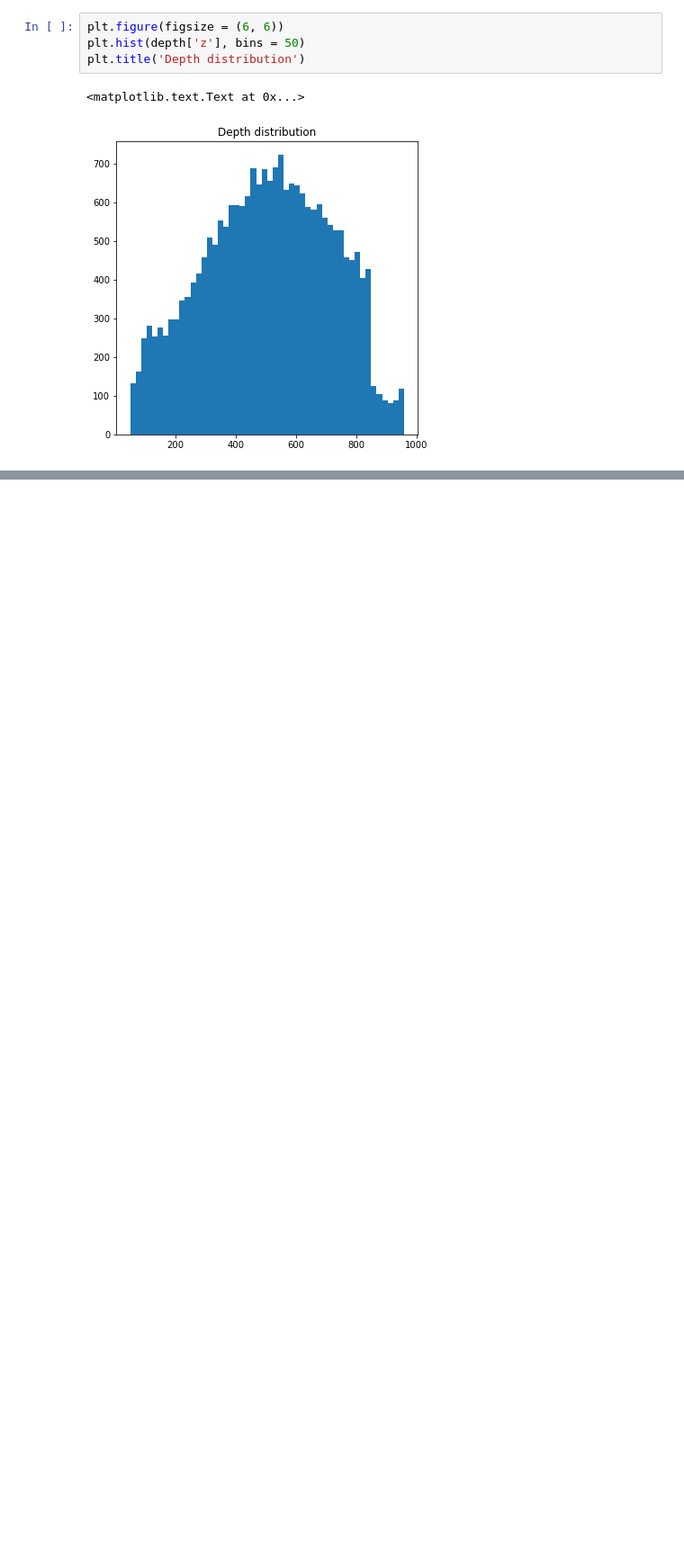
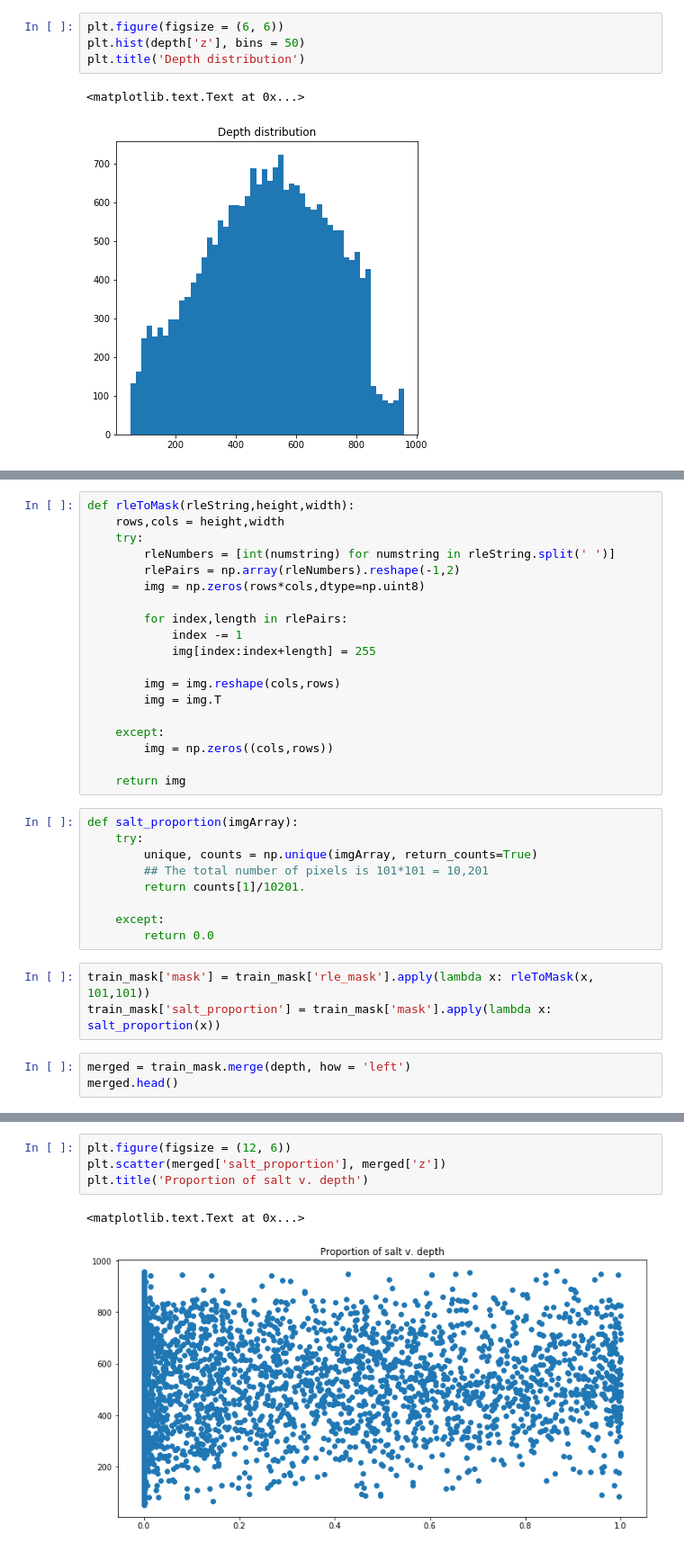
Before and after one commit to liufan2312/tgs-salt-identification, a Jupyter notebook: EDA.ipynb, the cells around one changed output, grey strips where cells are left out. Shown at 90% size. Saved outputs shown, nothing was run; the diff lists cells and outputs as text; blank space fills up the shorter version.

```diff
--- a/EDA.ipynb
+++ b/EDA.ipynb
@@ -73,0 +76,34 @@ plt.title('Depth distribution')
+# %%
+def rleToMask(rleString,height,width):
+    rows,cols = height,width
+    try:
+        rleNumbers = [int(numstring) for numstring in rleString.split(' ')]
+        rlePairs = np.array(rleNumbers).reshape(-1,2)
+        img = np.zeros(rows*cols,dtype=np.uint8)
+
+        for index,length in rlePairs:
+            index -= 1
+            img[index:index+length] = 255
+
+        img = img.reshape(cols,rows)
+        img = img.T
+
+    except:
+        img = np.zeros((cols,rows))
+
+    return img
+# %%
+def salt_proportion(imgArray):
+    try:
+        unique, counts = np.unique(imgArray, return_counts=True)
+        ## The total number of pixels is 101*101 = 10,201
+        return counts[1]/10201.
+
+    except:
+        return 0.0
+# %%
+train_mask['mask'] = train_mask['rle_mask'].apply(lambda x: rleToMask(x, 101,101))
+train_mask['salt_proportion'] = train_mask['mask'].apply(lambda x: salt_proportion(x))
+# %%
+merged = train_mask.merge(depth, how = 'left')
+merged.head()
@@ -73,0 +117,7 @@ plt.title('Depth distribution')
+# %%
+plt.figure(figsize = (12, 6))
+plt.scatter(merged['salt_proportion'], merged['z'])
+plt.title('Proportion of salt v. depth')
+# %% [output]
+<matplotlib.text.Text at 0x...>
+[figure, added]
```
Also changed, not shown: parts of 4 cells of this notebook.
